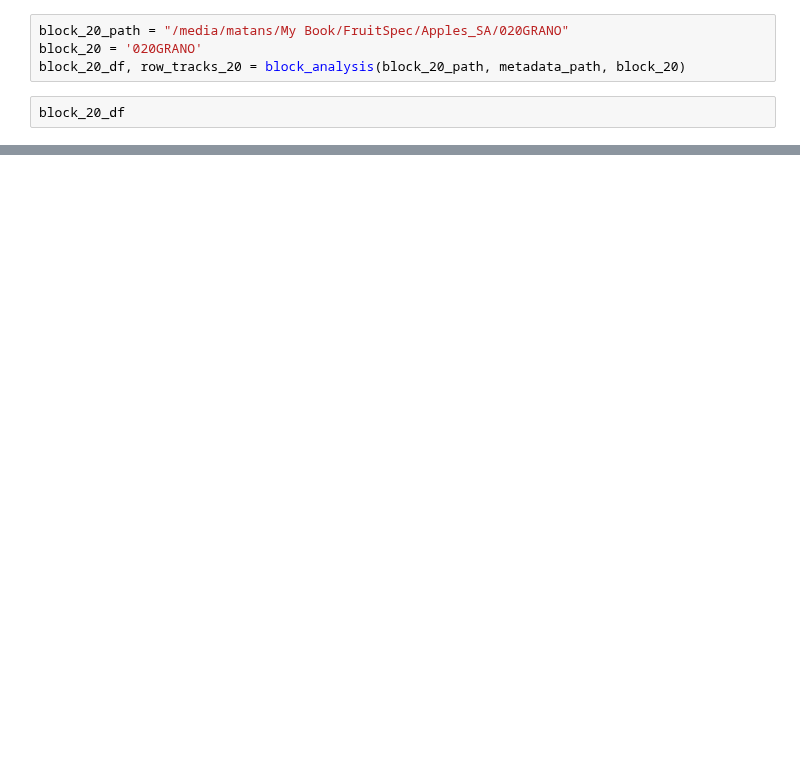
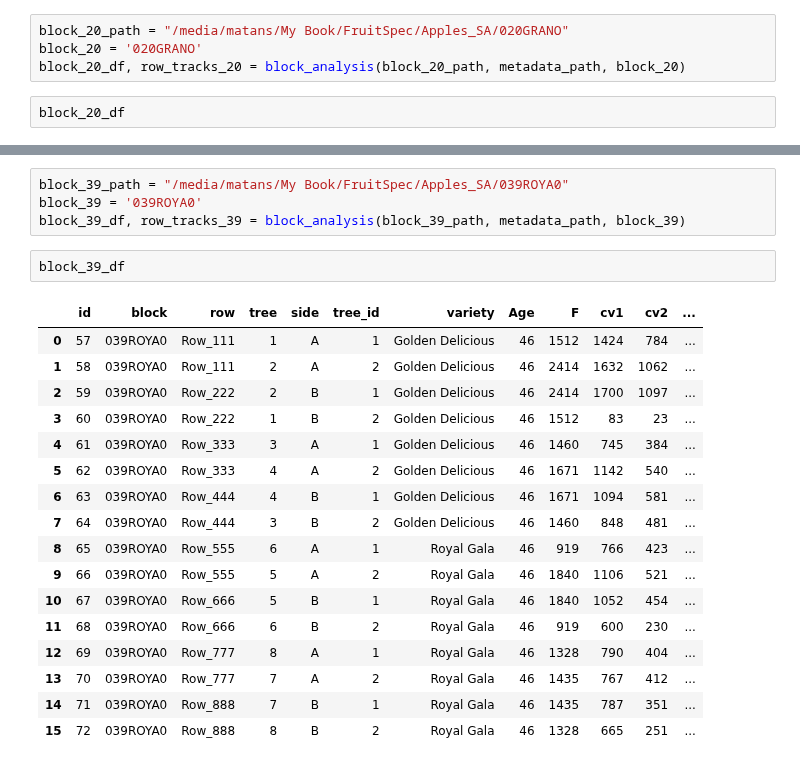
Before and after one commit to FruitSpec/fsCounter, a Jupyter notebook: vision/tools/jupyter_notebooks/Factor_analysis.ipynb, the cells around one changed output, grey strips where cells are left out. Saved outputs shown, nothing was run; the diff lists cells and outputs as text; blank space fills up the shorter version.

```diff
--- a/vision/tools/jupyter_notebooks/Factor_analysis.ipynb
+++ b/vision/tools/jupyter_notebooks/Factor_analysis.ipynb
@@ -305,0 +310,24 @@ block_20_df
+# %%
+block_39_path = "/media/matans/My Book/FruitSpec/Apples_SA/039ROYA0"
+block_39 = '039ROYA0'
+block_39_df, row_tracks_39 = block_analysis(block_39_path, metadata_path, block_39)
+# %%
+block_39_df
+# %% [output]
+|  | id | block | row | tree | side | tree_id | variety | Age | F | cv1 | cv2 | ... |
+| 0 | 57 | 039ROYA0 | Row_111 | 1 | A | 1 | Golden Delicious | 46 | 1512 | 1424 | 784 | ... |
+| 1 | 58 | 039ROYA0 | Row_111 | 2 | A | 2 | Golden Delicious | 46 | 2414 | 1632 | 1062 | ... |
+| 2 | 59 | 039ROYA0 | Row_222 | 2 | B | 1 | Golden Delicious | 46 | 2414 | 1700 | 1097 | ... |
+| 3 | 60 | 039ROYA0 | Row_222 | 1 | B | 2 | Golden Delicious | 46 | 1512 | 83 | 23 | ... |
+| 4 | 61 | 039ROYA0 | Row_333 | 3 | A | 1 | Golden Delicious | 46 | 1460 | 745 | 384 | ... |
+| 5 | 62 | 039ROYA0 | Row_333 | 4 | A | 2 | Golden Delicious | 46 | 1671 | 1142 | 540 | ... |
+| 6 | 63 | 039ROYA0 | Row_444 | 4 | B | 1 | Golden Delicious | 46 | 1671 | 1094 | 581 | ... |
+| 7 | 64 | 039ROYA0 | Row_444 | 3 | B | 2 | Golden Delicious | 46 | 1460 | 848 | 481 | ... |
+| 8 | 65 | 039ROYA0 | Row_555 | 6 | A | 1 | Royal Gala | 46 | 919 | 766 | 423 | ... |
+| 9 | 66 | 039ROYA0 | Row_555 | 5 | A | 2 | Royal Gala | 46 | 1840 | 1106 | 521 | ... |
+| 10 | 67 | 039ROYA0 | Row_666 | 5 | B | 1 | Royal Gala | 46 | 1840 | 1052 | 454 | ... |
+| 11 | 68 | 039ROYA0 | Row_666 | 6 | B | 2 | Royal Gala | 46 | 919 | 600 | 230 | ... |
+| 12 | 69 | 039ROYA0 | Row_777 | 8 | A | 1 | Royal Gala | 46 | 1328 | 790 | 404 | ... |
+| 13 | 70 | 039ROYA0 | Row_777 | 7 | A | 2 | Royal Gala | 46 | 1435 | 767 | 412 | ... |
+| 14 | 71 | 039ROYA0 | Row_888 | 7 | B | 1 | Royal Gala | 46 | 1435 | 787 | 351 | ... |
+| 15 | 72 | 039ROYA0 | Row_888 | 8 | B | 2 | Royal Gala | 46 | 1328 | 665 | 251 | ... |
```
Also changed, not shown: parts of 28 cells of this notebook, 4 other files.
